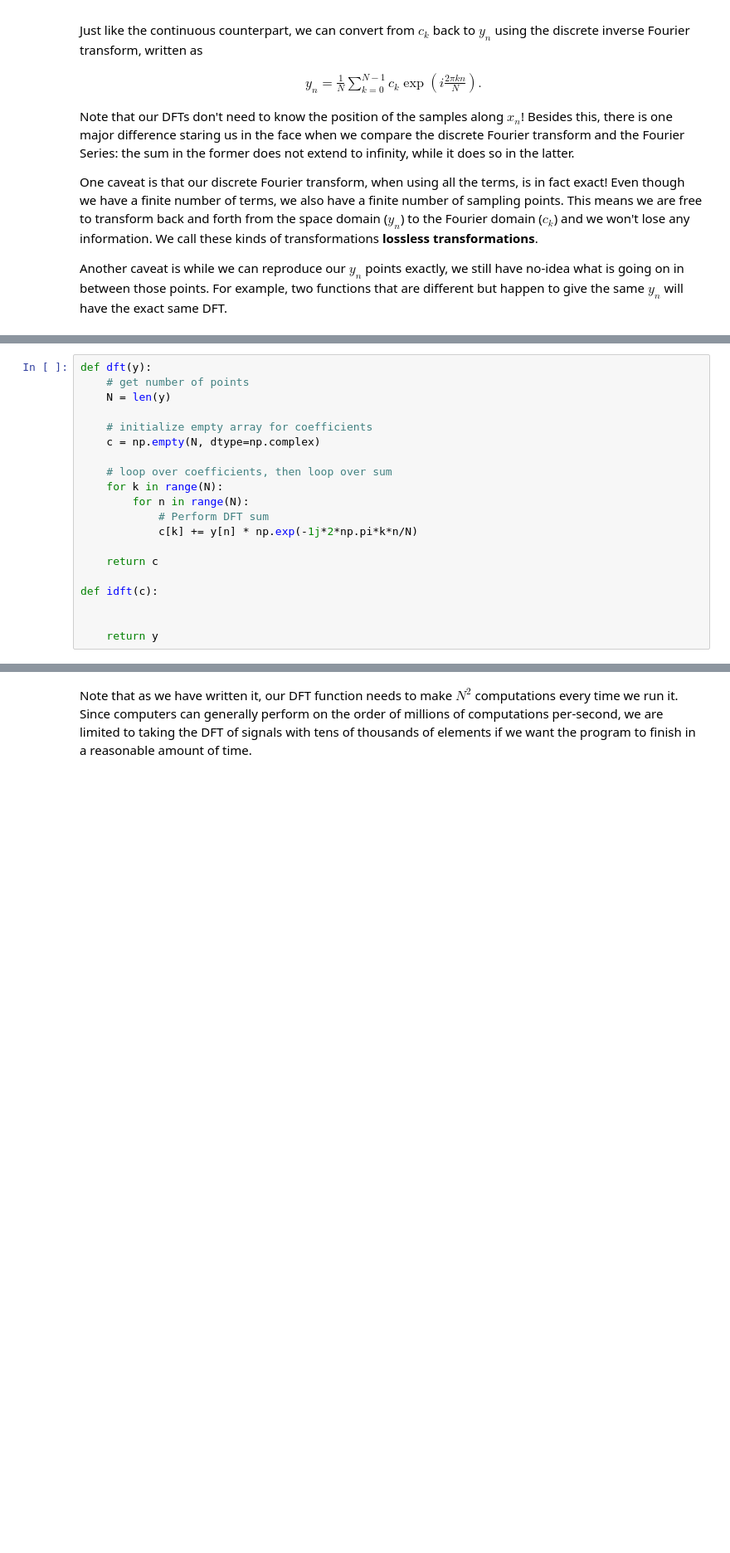
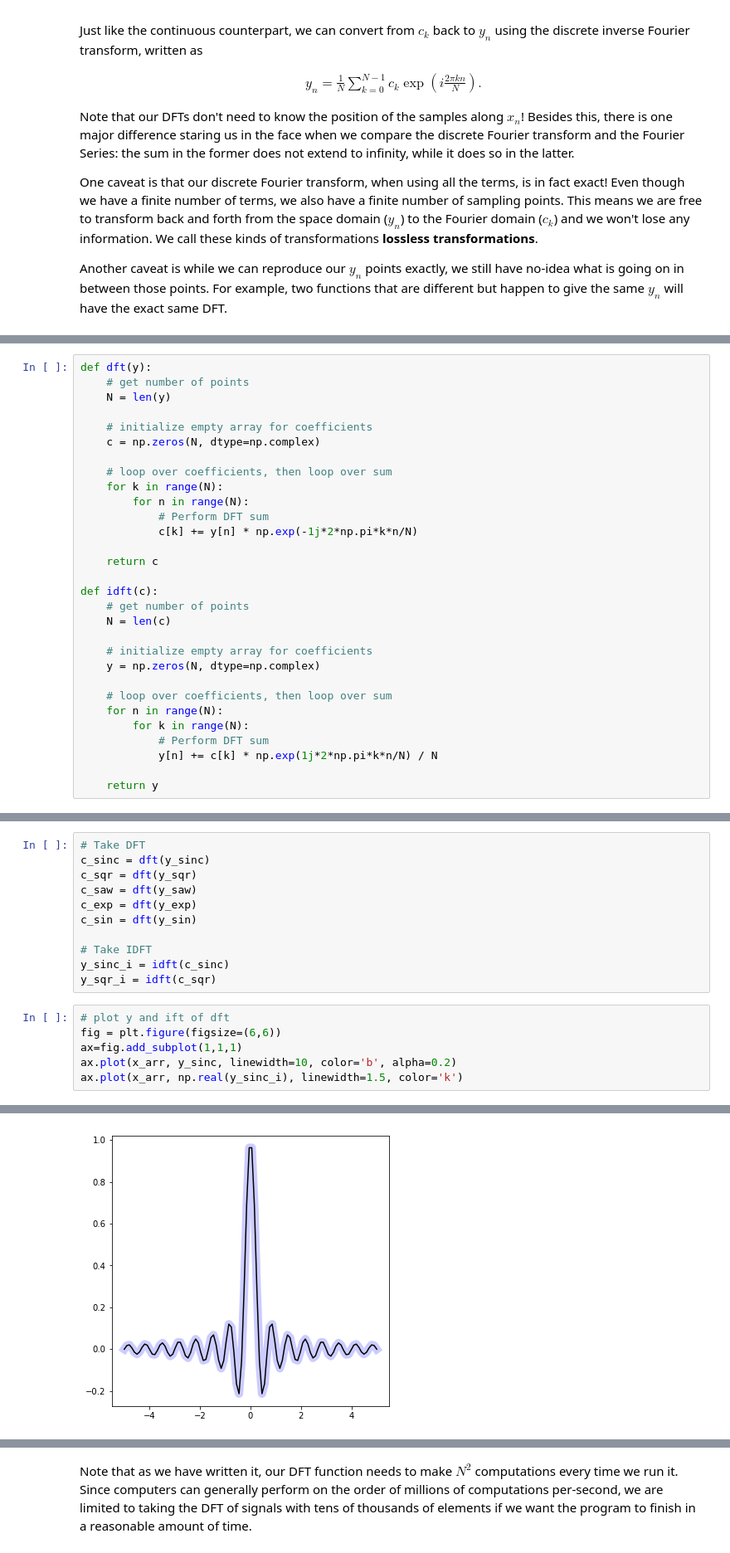
Before and after one commit to nkern/Astro_9, a Jupyter notebook: lectures/04_CompPhys/FourierTransforms.ipynb, the cells around one changed output, grey strips where cells are left out. Shown: that part at 83% size. Saved outputs shown, nothing was run; the diff lists cells and outputs as text; blank space fills up the shorter version.

```diff
--- a/lectures/04_CompPhys/FourierTransforms.ipynb
+++ b/lectures/04_CompPhys/FourierTransforms.ipynb
@@ -136,7 +141,7 @@ def dft(y):
     N = len(y)
 
     # initialize empty array for coefficients
-    c = np.empty(N, dtype=np.complex)
+    c = np.zeros(N, dtype=np.complex)
 
     # loop over coefficients, then loop over sum
     for k in range(N):
@@ -147,7 +152,17 @@ def dft(y):
     return c
 
 def idft(c):
+    # get number of points
+    N = len(c)
 
+    # initialize empty array for coefficients
+    y = np.zeros(N, dtype=np.complex)
+
+    # loop over coefficients, then loop over sum
+    for n in range(N):
+        for k in range(N):
+            # Perform DFT sum
+            y[n] += c[k] * np.exp(1j*2*np.pi*k*n/N) / N
 
     return y
 # %% [markdown]
@@ -166,0 +209,18 @@ Plot the Fourier coefficients. What shapes do you find in the Fourier domain as
+# %%
+# Take DFT
+c_sinc = dft(y_sinc)
+c_sqr = dft(y_sqr)
+c_saw = dft(y_saw)
+c_exp = dft(y_exp)
+c_sin = dft(y_sin)
+
+# Take IDFT
+y_sinc_i = idft(c_sinc)
+y_sqr_i = idft(c_sqr)
+# %%
+# plot y and ift of dft
+fig = plt.figure(figsize=(6,6))
+ax=fig.add_subplot(1,1,1)
+ax.plot(x_arr, y_sinc, linewidth=10, color='b', alpha=0.2)
+ax.plot(x_arr, np.real(y_sinc_i), linewidth=1.5, color='k')
+# %% [output]
@@ -166,0 +228 @@ Plot the Fourier coefficients. What shapes do you find in the Fourier domain as
+[figure, added]
```
Also changed, not shown: parts of 35 cells of this notebook, 1 other file.
